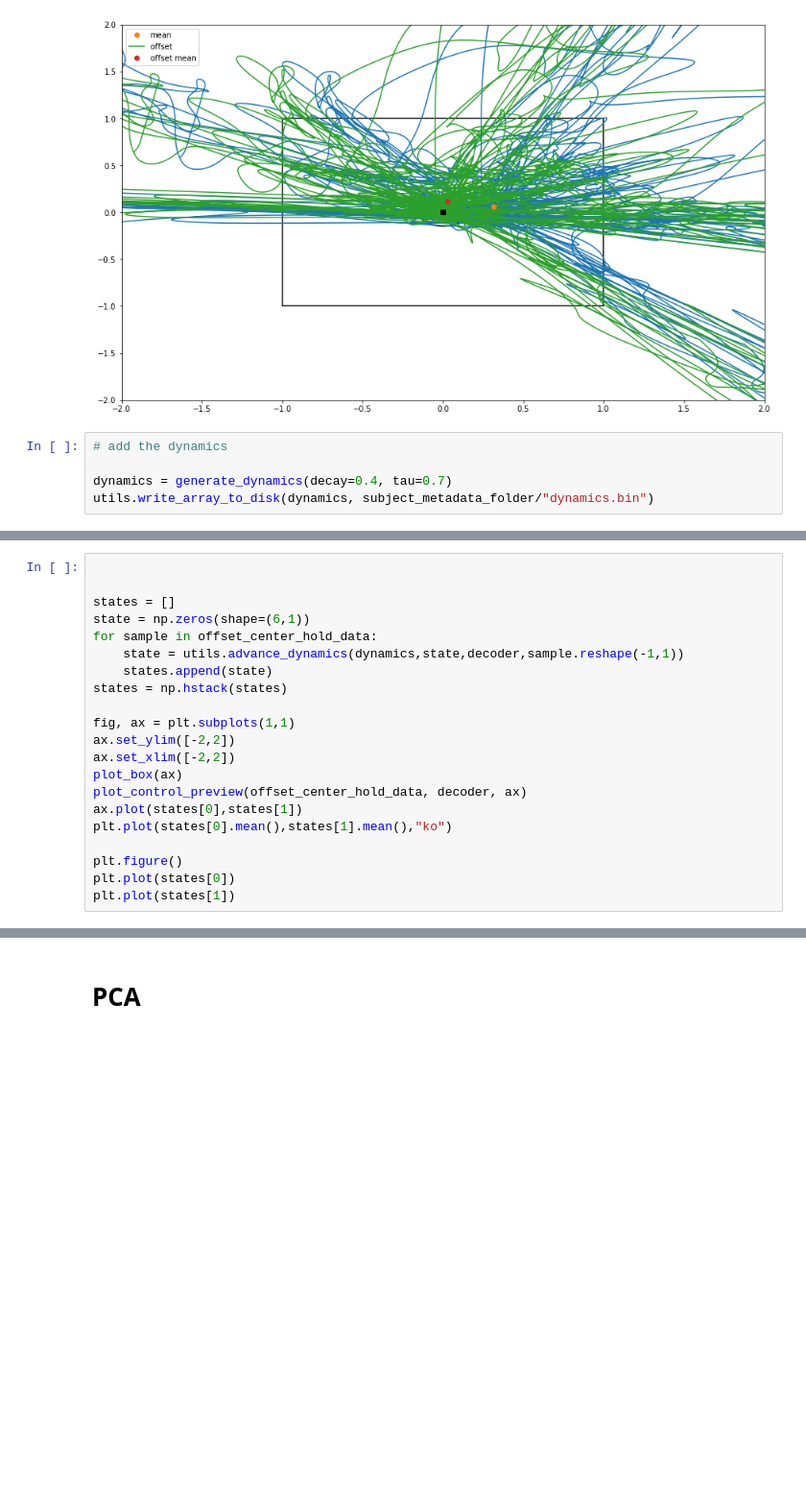
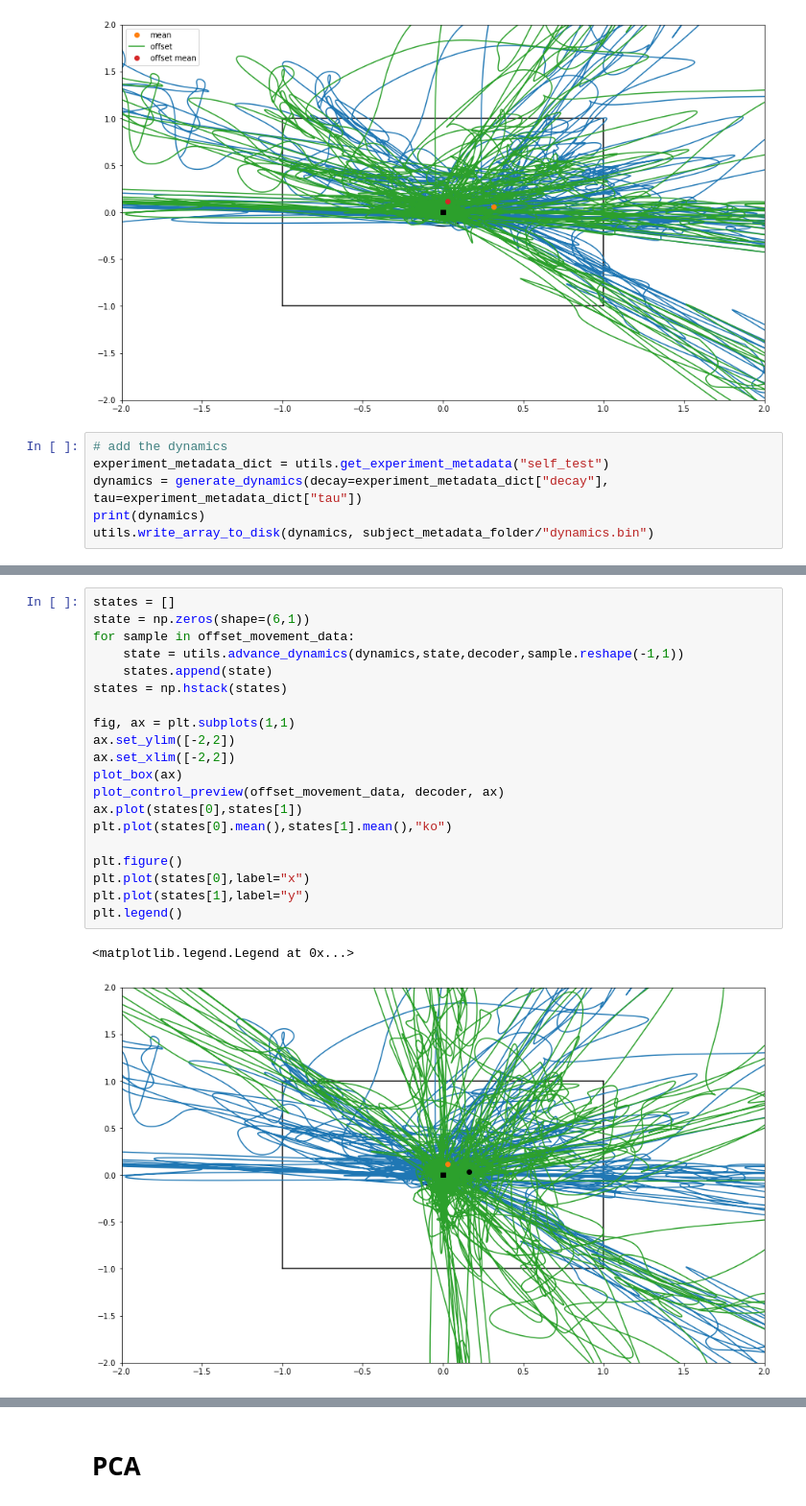
Before and after one commit to spewil/kyberphysics, a Jupyter notebook: notebooks/mappings.ipynb, the cells around one changed output, grey strips where cells are left out. Shown at 96% size. Drawn from its saved outputs; the diff is of its cells as text; blank space fills up the shorter version.

```diff
--- a/notebooks/mappings.ipynb
+++ b/notebooks/mappings.ipynb
@@ -663,7 +664,8 @@ ax.legend()
 [figure]
 # %%
 # add the dynamics
-
-dynamics = generate_dynamics(decay=0.4, tau=0.7)
+experiment_metadata_dict = utils.get_experiment_metadata("self_test")
+dynamics = generate_dynamics(decay=experiment_metadata_dict["decay"], tau=experiment_metadata_dict["tau"])
+print(dynamics)
 utils.write_array_to_disk(dynamics, subject_metadata_folder/"dynamics.bin")
 # %% [output]
@@ -673,21 +678,23 @@ utils.write_array_to_disk(dynamics, subject_metadata_folder/"dynamics.bin")
 # %%
-
-
 states = []
 state = np.zeros(shape=(6,1))
-for sample in offset_center_hold_data:
+for sample in offset_movement_data:
     state = utils.advance_dynamics(dynamics,state,decoder,sample.reshape(-1,1))
     states.append(state)
 states = np.hstack(states)
 
 fig, ax = plt.subplots(1,1)
 ax.set_ylim([-2,2])
 ax.set_xlim([-2,2])
 plot_box(ax)
-plot_control_preview(offset_center_hold_data, decoder, ax)
+plot_control_preview(offset_movement_data, decoder, ax)
 ax.plot(states[0],states[1])
 plt.plot(states[0].mean(),states[1].mean(),"ko")
 
 plt.figure()
-plt.plot(states[0])
-plt.plot(states[1])
+plt.plot(states[0],label="x")
+plt.plot(states[1],label="y")
+plt.legend()
+# %% [output]
+<matplotlib.legend.Legend at 0x...>
+[figure, added]
```
Also changed, not shown: parts of 3 cells of this notebook, 2 other files.
